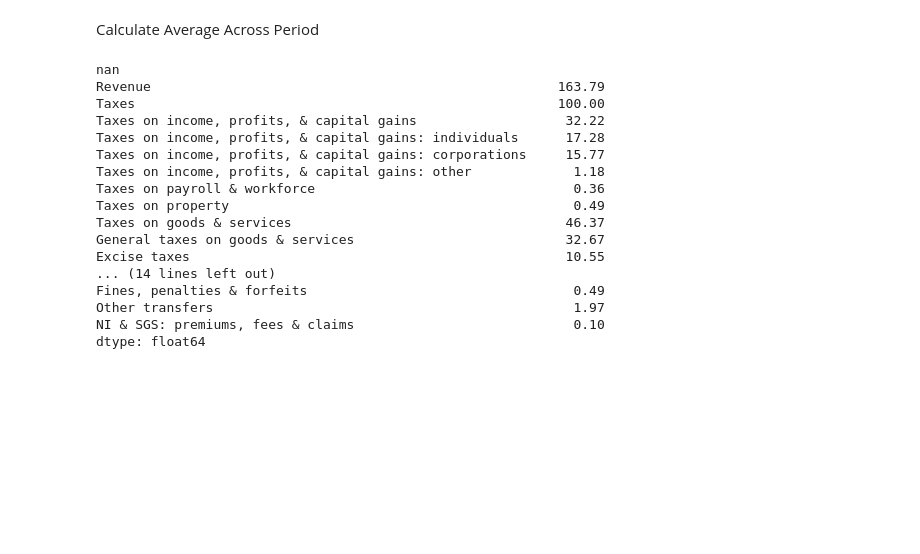
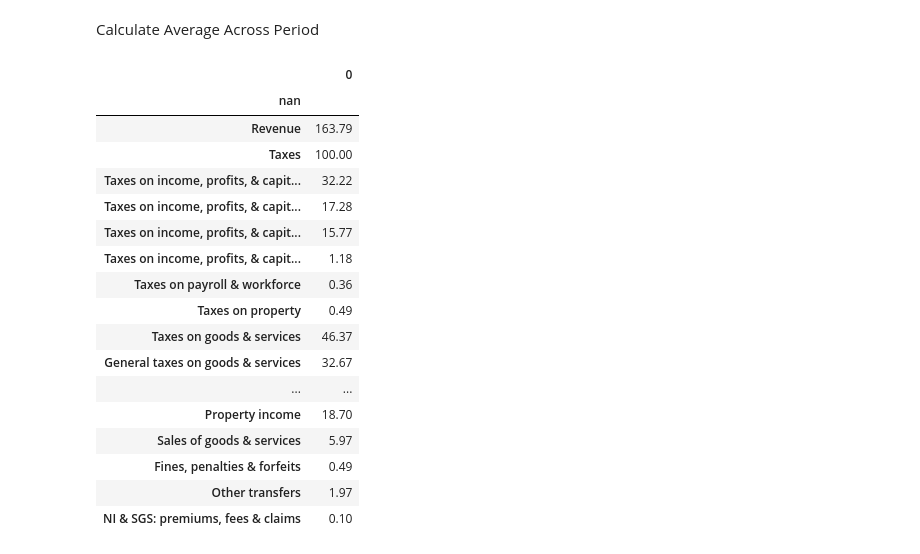
Before and after one commit to mpham8/macro-debtrelief-humancapital, a Jupyter notebook: govt-revenue-unweighted.ipynb, the cells around one changed output. Cells and saved outputs as stored; diff of their text form; code cells hidden in the pictures; blank space fills up the shorter version.

```diff
--- a/govt-revenue-unweighted.ipynb
+++ b/govt-revenue-unweighted.ipynb
@@ -312,27 +312,29 @@ Calculate Average Across Period
 # %%
 merged_percentages_df = pd.concat(yearly_averages_ls, axis=1, join='outer')
 average_df = merged_percentages_df.mean(axis=1)
 rounded_average_df = average_df.apply(lambda x: round(x, 2))
 
+rounded_average_df = rounded_average_df.to_frame()
 rounded_average_df
 # %% [output]
-nan
-Revenue                                                    163.79
-Taxes                                                      100.00
-Taxes on income, profits, & capital gains                   32.22
-Taxes on income, profits, & capital gains: individuals      17.28
-Taxes on income, profits, & capital gains: corporations     15.77
-Taxes on income, profits, & capital gains: other             1.18
-Taxes on payroll & workforce                                 0.36
-Taxes on property                                            0.49
-Taxes on goods & services                                   46.37
-General taxes on goods & services                           32.67
-Excise taxes                                                10.55
-... (14 lines left out)
-Fines, penalties & forfeits                                  0.49
-Other transfers                                              1.97
-NI & SGS: premiums, fees & claims                            0.10
-dtype: float64
+|  | 0 |
+| nan |  |
+| Revenue | 163.79 |
+| Taxes | 100.00 |
+| Taxes on income, profits, & capit... | 32.22 |
+| Taxes on income, profits, & capit... | 17.28 |
+| Taxes on income, profits, & capit... | 15.77 |
+| Taxes on income, profits, & capit... | 1.18 |
+| Taxes on payroll & workforce | 0.36 |
+| Taxes on property | 0.49 |
+| Taxes on goods & services | 46.37 |
+| General taxes on goods & services | 32.67 |
+| ... | ... |
+| Property income | 18.70 |
+| Sales of goods & services | 5.97 |
+| Fines, penalties & forfeits | 0.49 |
+| Other transfers | 1.97 |
+| NI & SGS: premiums, fees & claims | 0.10 |
 # %%
 #one method filter for countries with 7+ years of data, aggregate in way that preserves identities
 #unweighted - convert to share and take average (ratios period by period and then average)
```
Also changed, not shown: 2 other files.
